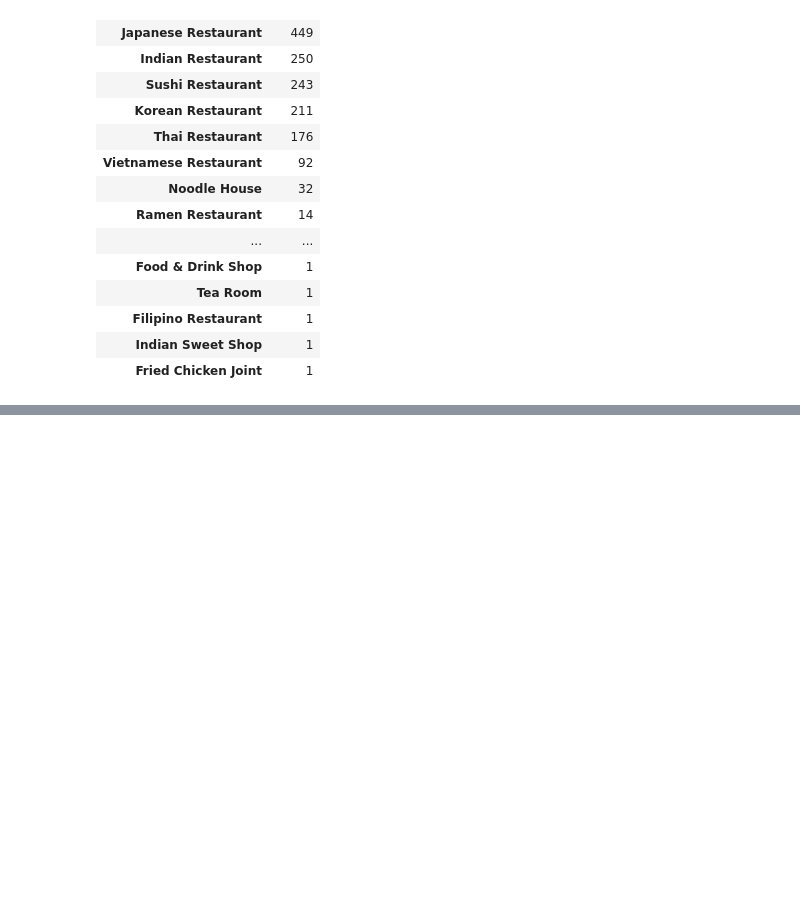
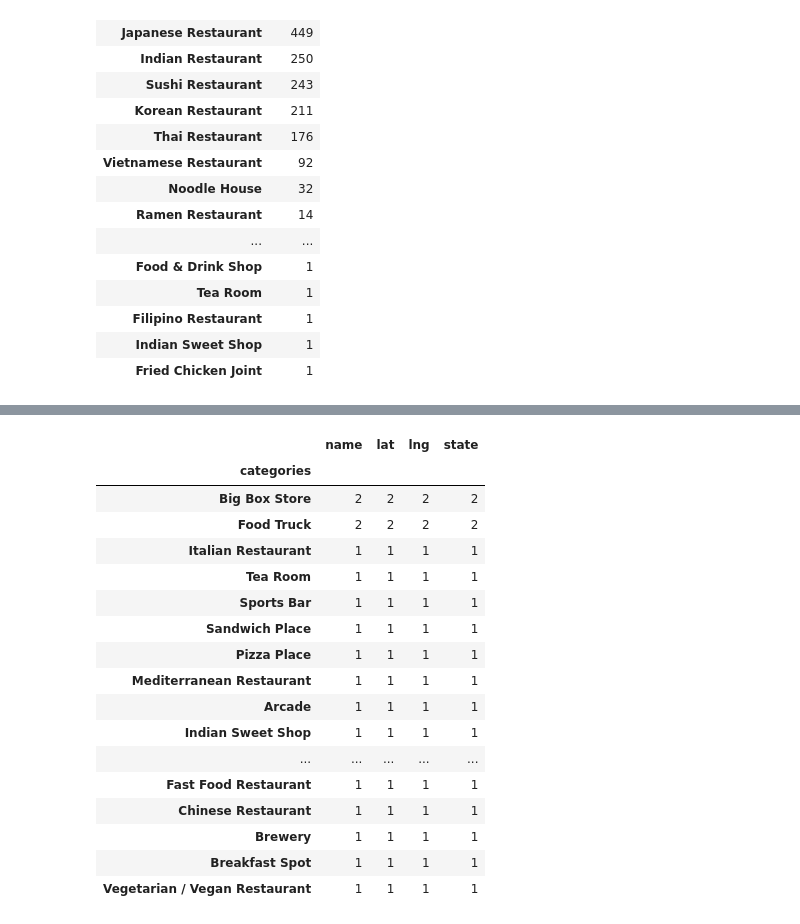
Before and after one commit to JamesDCage/Final-Week-0, a Jupyter notebook: Extracting_Data_from_Foursquare.ipynb, the cells around one changed output, grey strips where cells are left out. Cells and saved outputs as stored; diff of their text form; code cells hidden in the pictures; blank space fills up the shorter version.

```diff
--- a/Extracting_Data_from_Foursquare.ipynb
+++ b/Extracting_Data_from_Foursquare.ipynb
@@ -608,0 +623,21 @@ for box in split_box((fsw,fne), purpose="size"):
+# %%
+df_georgia.groupby('categories').count().sort_values(by=['name'], ascending=False).tail(19)
+# %% [output]
+|  | name | lat | lng | state |
+| categories |  |  |  |  |
+| Big Box Store | 2 | 2 | 2 | 2 |
+| Food Truck | 2 | 2 | 2 | 2 |
+| Italian Restaurant | 1 | 1 | 1 | 1 |
+| Tea Room | 1 | 1 | 1 | 1 |
+| Sports Bar | 1 | 1 | 1 | 1 |
+| Sandwich Place | 1 | 1 | 1 | 1 |
+| Pizza Place | 1 | 1 | 1 | 1 |
+| Mediterranean Restaurant | 1 | 1 | 1 | 1 |
+| Arcade | 1 | 1 | 1 | 1 |
+| Indian Sweet Shop | 1 | 1 | 1 | 1 |
+| ... | ... | ... | ... | ... |
+| Fast Food Restaurant | 1 | 1 | 1 | 1 |
+| Chinese Restaurant | 1 | 1 | 1 | 1 |
+| Brewery | 1 | 1 | 1 | 1 |
+| Breakfast Spot | 1 | 1 | 1 | 1 |
+| Vegetarian / Vegan Restaurant | 1 | 1 | 1 | 1 |
```
Also changed, not shown: parts of 32 cells of this notebook.
